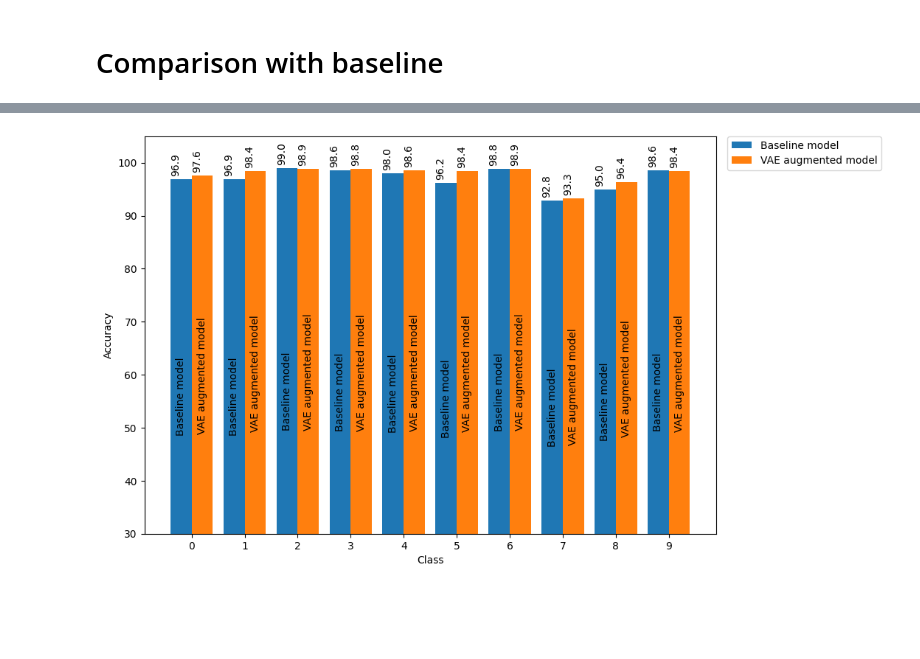
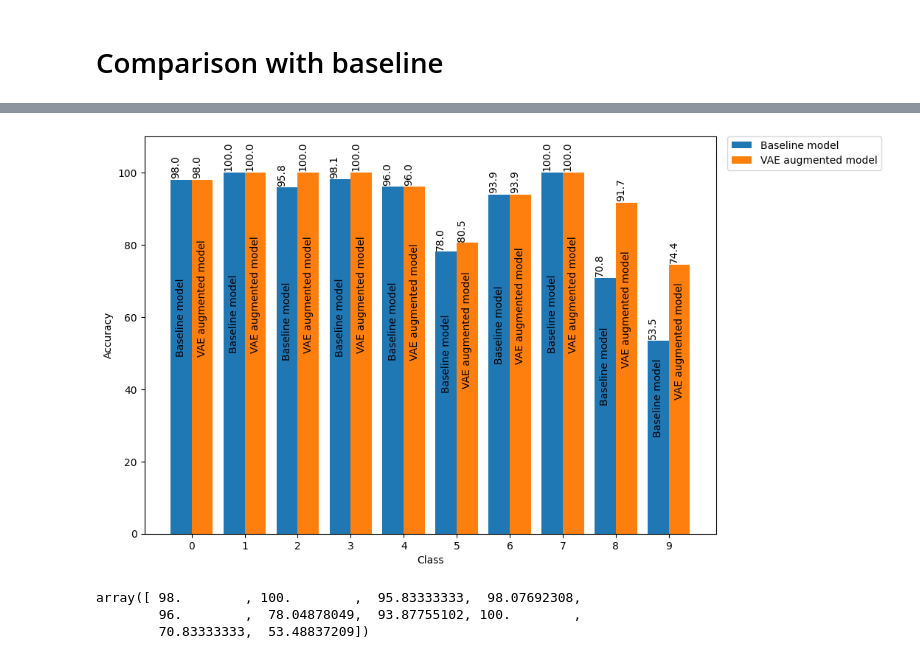
Before and after one commit to PacktPublishing/Machine-Learning-for-Imbalanced-Data, a Jupyter notebook: chapter07/VAE_MNIST.ipynb, the cells around one changed output, grey strips where cells are left out. Saved outputs shown, nothing was run; the diff lists cells and outputs as text; code cells hidden in the pictures; blank space fills up the shorter version.

```diff
--- a/chapter07/VAE_MNIST.ipynb
+++ b/chapter07/VAE_MNIST.ipynb
@@ -699,6 +772,17 @@ aug_imbalanced_val_dataloader = torch.utils.data.DataLoader(aug_imbalanced_val_d
 # %% [markdown]
 # Train the above model like done earlier and print test data performance
 # %%
-epochs = 10
-aug_imb_optimal_model, aug_imb_train_losses, aug_imb_val_losses, aug_imb_val_accuracies, aug_imb_last_epoch = train(aug_imbalanced_train_dataloader, aug_imbalanced_val_dataloader, ConvNet().to(device), epochs=epochs)
+epochs = 50
+(
+    aug_imb_optimal_model,
+    aug_imb_train_losses,
+    aug_imb_val_losses,
+    aug_imb_val_accuracies,
+    aug_imb_last_epoch,
+) = train(
+    aug_imbalanced_train_dataloader,
+    aug_imbalanced_val_dataloader,
+    ConvNet().to(device),
+    epochs=epochs,
+)
 # %% [output]
@@ -741,5 +831,4 @@ plt.show()
 # %%
-aug_imb_optimal_model_test_acc, cf = test(aug_imb_optimal_model)
-percentages2 = get_class_percentages(cf)
+aug_imb_optimal_model_test_acc, percentages2 = test(aug_imb_optimal_model)
 print("test accuracy : ", str(aug_imb_optimal_model_test_acc))
 # %% [output]
@@ -779,33 +932,61 @@ plt.show()
 # %%
-fig= plt.subplots(figsize=(10, 7))
+fig = plt.subplots(figsize=(10, 7))
 br1 = np.arange(10)
 br2 = [x + 0.4 for x in br1]
-bar1 = plt.bar(br1, np.char.strip(np.diagonal(percentages1), '%').astype(float), width = 0.4, label ='Baseline model')
-bar2 = plt.bar(br2, np.char.strip(np.diagonal(percentages2), '%').astype(float), width = 0.4, label ='VAE augmented model')
-plt.xticks([r + 0.2 for r in range(10)],
-        ['0', '1', '2', '3', '4', '5', '6', '7', '8', '9'])
-plt.ylim(30, 105)
+bar1 = plt.bar(
+    br1, np.array(percentages1).astype(float) * 100.0, width=0.4, label="Baseline model"
+)
+bar2 = plt.bar(
+    br2,
+    np.array(percentages2).astype(float) * 100.0,
+    width=0.4,
+    label="VAE augmented model",
+)
+plt.xticks(
+    [r + 0.2 for r in range(10)], ["0", "1", "2", "3", "4", "5", "6", "7", "8", "9"]
+)
+plt.ylim(0, 110)
 for i, rect in enumerate(bar1 + bar2):
-    height = rect.get_height()/2
-    if i>9:
-        plt.text(rect.get_x() + rect.get_width() / 2.0, height, "VAE augmented model", ha='center', va='bottom', rotation='vertical')
+    height = rect.get_height() / 2
+    if i > 9:
+        plt.text(
+            rect.get_x() + rect.get_width() / 2.0,
+            height,
+            "VAE augmented model",
+            ha="center",
+            va="bottom",
+            rotation="vertical",
+        )
     else:
-        plt.text(rect.get_x() + rect.get_width() / 2.0, height, "Baseline model" , ha='center', va='bottom', rotation='vertical')
+        plt.text(
+            rect.get_x() + rect.get_width() / 2.0,
+            height,
+            "Baseline model",
+            ha="center",
+            va="bottom",
+            rotation="vertical",
+        )
 
 for bar in bar1:
     yval = bar.get_height()
-    plt.text(bar.get_x(), yval + 1, "%.1f"%(yval), rotation='vertical')
+    plt.text(bar.get_x(), yval + 1, "%.1f" % (yval), rotation="vertical")
 
 for bar in bar2:
     yval = bar.get_height()
-    plt.text(bar.get_x(), yval + 1, "%.1f"%(yval), rotation='vertical')
+    plt.text(bar.get_x(), yval + 1, "%.1f" % (yval), rotation="vertical")
 
 
-plt.legend(bbox_to_anchor=(1.02, 1), loc='upper left', borderaxespad=0)
+plt.legend(bbox_to_anchor=(1.02, 1), loc="upper left", borderaxespad=0)
 
-plt.xlabel('Class')
-plt.ylabel('Accuracy')
+plt.xlabel("Class")
+plt.ylabel("Accuracy")
 
 plt.show()
 # %% [output]
-[figure, old version]
+[figure, new version]
+# %%
+np.array(percentages1) * 100
+# %% [output]
+array([ 98.        , 100.        ,  95.83333333,  98.07692308,
+        96.        ,  78.04878049,  93.87755102, 100.        ,
+        70.83333333,  53.48837209])
```
Also changed, not shown: parts of 36 cells of this notebook, 38 other files.
